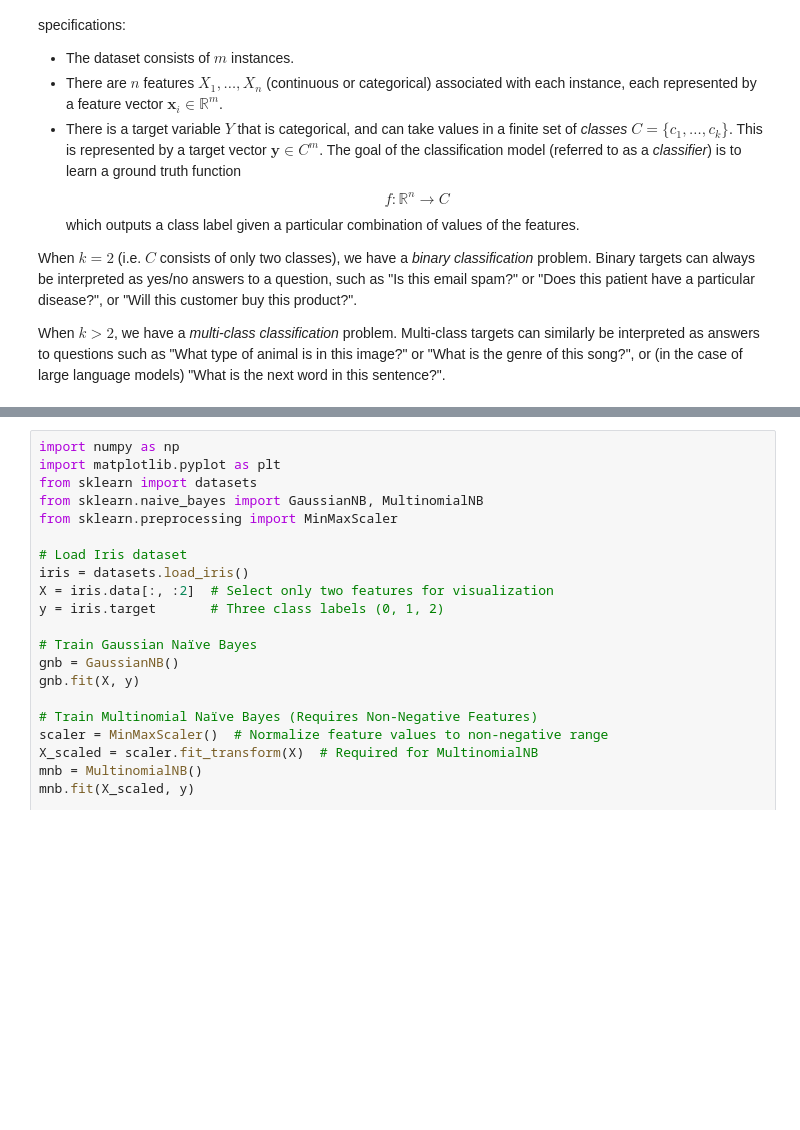
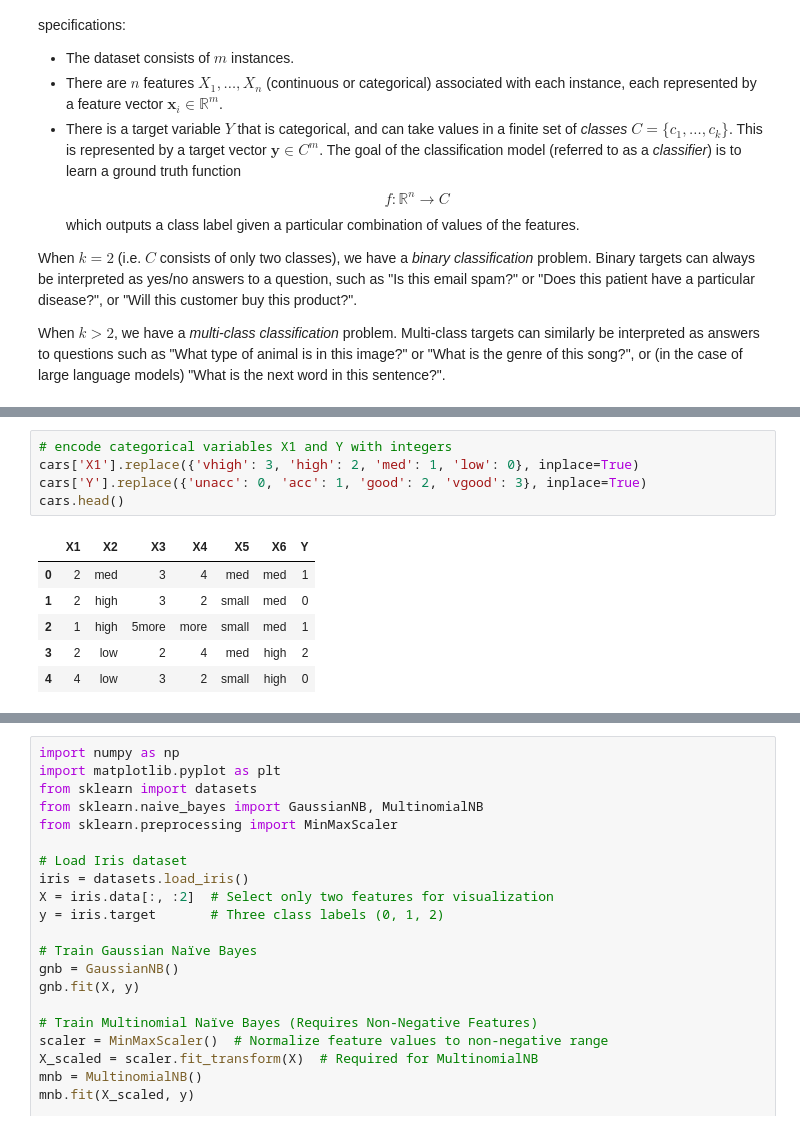
Before and after one commit to arvindsuresh-math/MATH-392-Intro-to-neural-networks, a Jupyter notebook: notebooks/09_intro-to-classification.ipynb, the cells around one changed output, grey strips where cells are left out. Cells and saved outputs as stored; diff of their text form; blank space fills up the shorter version.

```diff
--- a/notebooks/09_intro-to-classification.ipynb
+++ b/notebooks/09_intro-to-classification.ipynb
@@ -81,0 +190,12 @@ When $k>2$, we have a *multi-class classification* problem.  Multi-class targets
+# %%
+# encode categorical variables X1 and Y with integers
+cars['X1'].replace({'vhigh': 3, 'high': 2, 'med': 1, 'low': 0}, inplace=True)
+cars['Y'].replace({'unacc': 0, 'acc': 1, 'good': 2, 'vgood': 3}, inplace=True)
+cars.head()
+# %% [output]
+|  | X1 | X2 | X3 | X4 | X5 | X6 | Y |
+| 0 | 2 | med | 3 | 4 | med | med | 1 |
+| 1 | 2 | high | 3 | 2 | small | med | 0 |
+| 2 | 1 | high | 5more | more | small | med | 1 |
+| 3 | 2 | low | 2 | 4 | med | high | 2 |
+| 4 | 4 | low | 3 | 2 | small | high | 0 |
```
Also changed, not shown: parts of 9 cells of this notebook.
